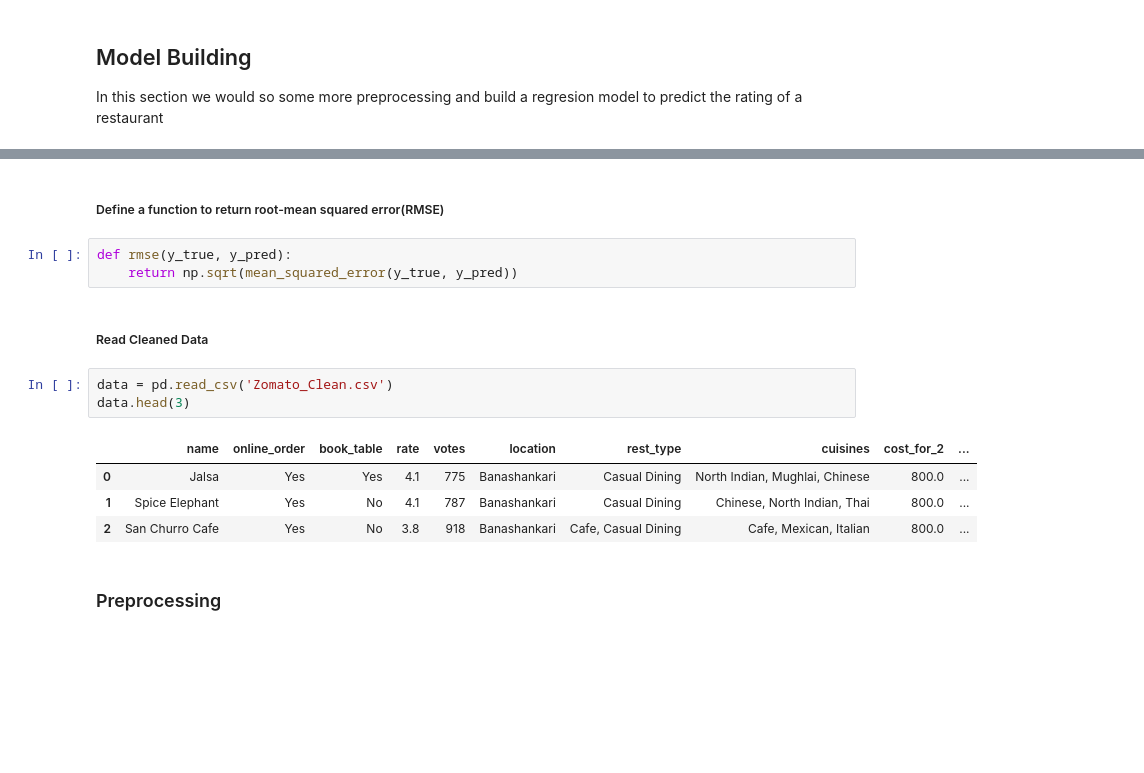
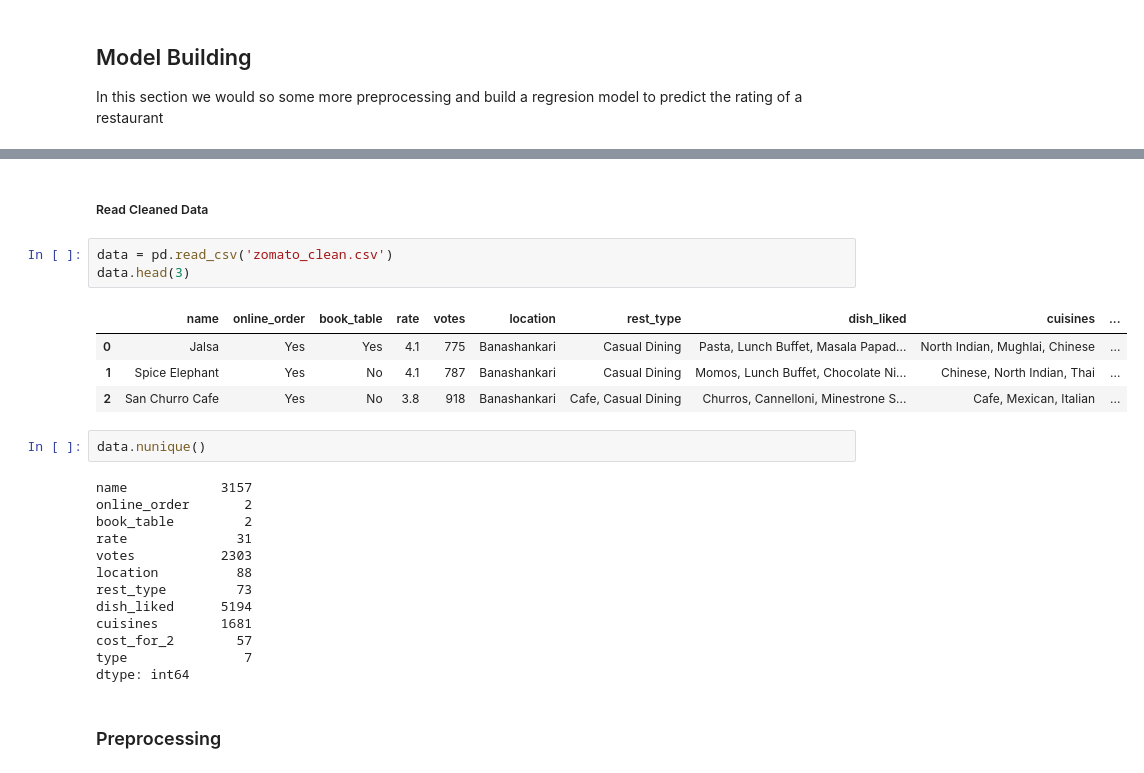
Before and after one commit to Davidsonity/DineRate, a Jupyter notebook: notebook.ipynb, the cells around one changed output, grey strips where cells are left out. Saved outputs shown, nothing was run; the diff lists cells and outputs as text; blank space fills up the shorter version.

```diff
--- a/notebook.ipynb
+++ b/notebook.ipynb
@@ -466,21 +445,31 @@ import plotly.graph_objects as go
 import pickle
 
 rs = 123
-# %% [markdown]
-##### Define a function to return root-mean squared error(RMSE)
-# %%
-def rmse(y_true, y_pred):
-    return np.sqrt(mean_squared_error(y_true, y_pred))
 # %% [markdown]
 ##### Read Cleaned Data
 # %%
-data = pd.read_csv('Zomato_Clean.csv')
+data = pd.read_csv('zomato_clean.csv')
 data.head(3)
 # %% [output]
-|  | name | online_order | book_table | rate | votes | location | rest_type | cuisines | cost_for_2 | ... |
-| 0 | Jalsa | Yes | Yes | 4.1 | 775 | Banashankari | Casual Dining | North Indian, Mughlai, Chinese | 800.0 | ... |
-| 1 | Spice Elephant | Yes | No | 4.1 | 787 | Banashankari | Casual Dining | Chinese, North Indian, Thai | 800.0 | ... |
-| 2 | San Churro Cafe | Yes | No | 3.8 | 918 | Banashankari | Cafe, Casual Dining | Cafe, Mexican, Italian | 800.0 | ... |
+|  | name | online_order | book_table | rate | votes | location | rest_type | dish_liked | cuisines | ... |
+| 0 | Jalsa | Yes | Yes | 4.1 | 775 | Banashankari | Casual Dining | Pasta, Lunch Buffet, Masala Papad... | North Indian, Mughlai, Chinese | ... |
+| 1 | Spice Elephant | Yes | No | 4.1 | 787 | Banashankari | Casual Dining | Momos, Lunch Buffet, Chocolate Ni... | Chinese, North Indian, Thai | ... |
+| 2 | San Churro Cafe | Yes | No | 3.8 | 918 | Banashankari | Cafe, Casual Dining | Churros, Cannelloni, Minestrone S... | Cafe, Mexican, Italian | ... |
+# %%
+data.nunique()
+# %% [output]
+name            3157
+online_order       2
+book_table         2
+rate              31
+votes           2303
+location          88
+rest_type         73
+dish_liked      5194
+cuisines        1681
+cost_for_2        57
+type               7
+dtype: int64
 # %% [markdown]
 ### Preprocessing
 # %% [markdown]
```
Also changed, not shown: parts of 26 cells of this notebook, 8 other files.
